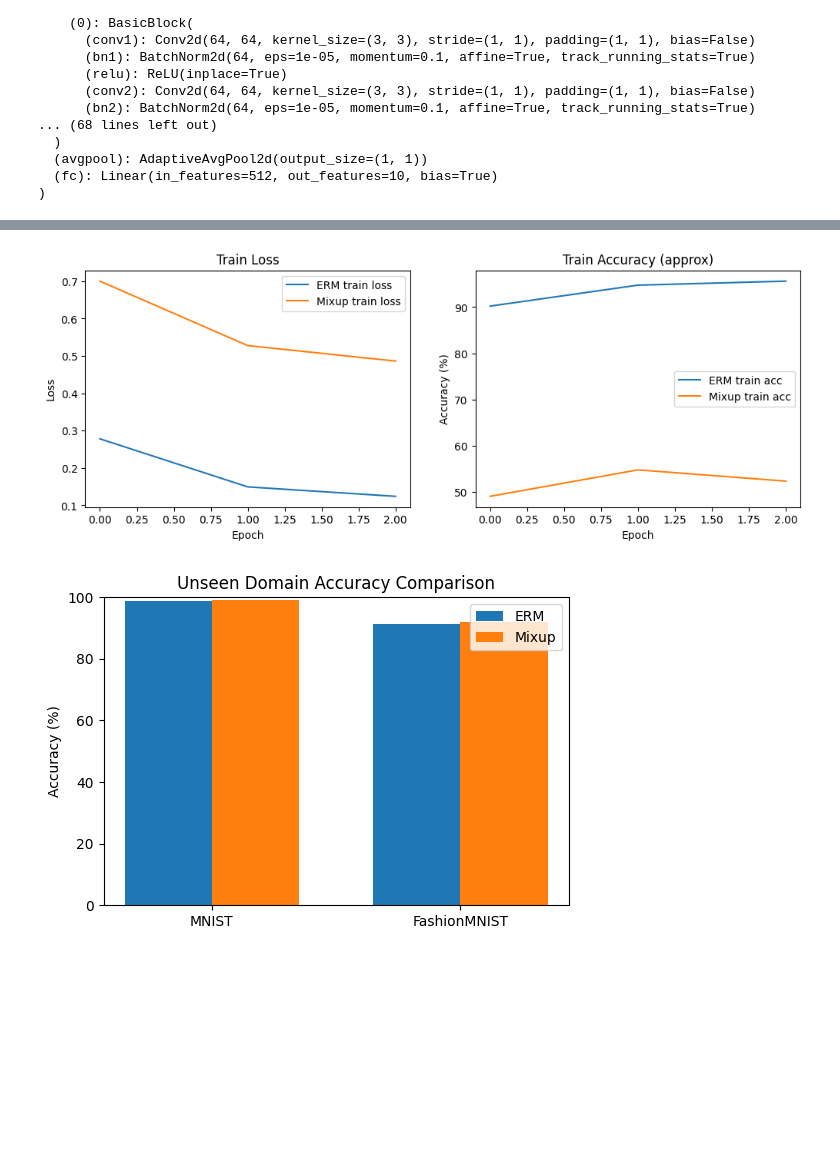
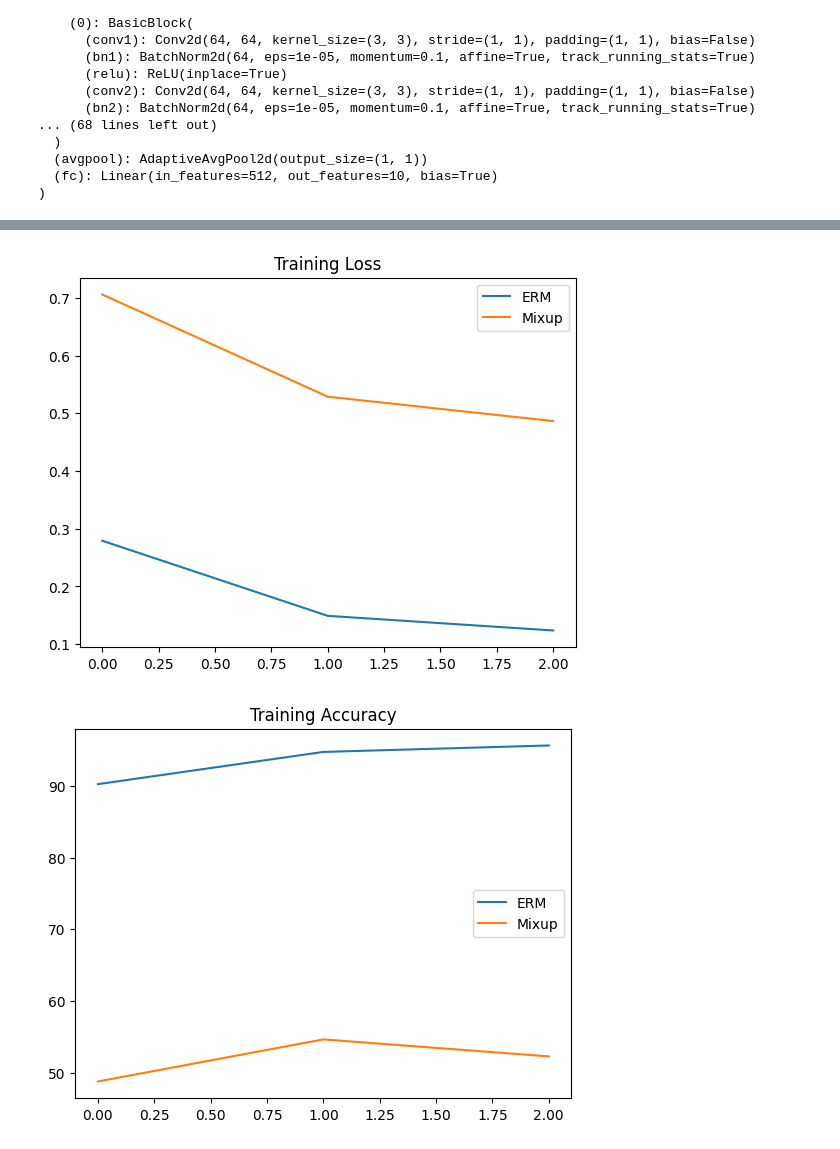
Before and after one commit to Phoenix23111/Advanced_AI_Assignment_020_021_RAI_1ST-_SEM_batch_FALL_2025, a Jupyter notebook: Advanced_AI_Assignment.ipynb, the cells around one changed output, grey strips where cells are left out. Cells and saved outputs as stored; diff of their text form; code cells hidden in the pictures; blank space fills up the shorter version.

```diff
--- a/Advanced_AI_Assignment.ipynb
+++ b/Advanced_AI_Assignment.ipynb
@@ -90,19 +90,16 @@ ResNet(
 # %%
 # MIXUP helpers
 def mixup_data(x, y, alpha=MIXUP_ALPHA):
-    """Returns mixed inputs, pairs of targets, and lambda"""
     if alpha <= 0:
         return x, y, None, 1.0
     lam = np.random.beta(alpha, alpha)
     batch_size = x.size(0)
-    index = torch.randperm(batch_size).to(x.device)
-    mixed_x = lam * x + (1 - lam) * x[index, :]
-    y_a = y
-    y_b = y[index]
-    return mixed_x, y_a, y_b, lam
+    index = torch.randperm(batch_size).to(device)
+    mixed_x = lam*x + (1-lam)*x[index]
+    return mixed_x, y, y[index], lam
 
-def mixup_criterion(pred, y_a, y_b, lam, criterion):
-    return lam * criterion(pred, y_a) + (1 - lam) * criterion(pred, y_b)
+def mixup_criterion(pred, y_a, y_b, lam, crit):
+    return lam*crit(pred, y_a) + (1-lam)*crit(pred, y_b)
 # %%
 # TRAIN & EVAL functions
 def train_one_epoch(model, loader, optimizer, criterion, use_mixup=False):
@@ -206,30 +199,48 @@ Eval on FashionMNIST: Accuracy = 92.08%
 # %%
-# PLOTTING: loss & accuracy curves and per-domain comparison
-plt.figure(figsize=(12,4))
-plt.subplot(1,2,1)
-plt.plot(erm_hist["train_loss"], label="ERM train loss")
-plt.plot(mix_hist["train_loss"], label="Mixup train loss")
-plt.xlabel("Epoch"); plt.ylabel("Loss"); plt.title("Train Loss"); plt.legend()
+# PLOTTING: loss & accuracy curves and per-domain comparisonw
+# PLOTTING
 
-plt.subplot(1,2,2)
-plt.plot([a*100 for a in erm_hist["train_acc"]], label="ERM train acc")
-plt.plot([a*100 for a in mix_hist["train_acc"]], label="Mixup train acc")
-plt.xlabel("Epoch"); plt.ylabel("Accuracy (%)"); plt.title("Train Accuracy (approx)"); plt.legend()
+plt.plot(erm_hist["loss"], label="ERM")
+plt.plot(mix_hist["loss"], label="Mixup")
+plt.title("Training Loss")
+plt.legend()
 plt.show()
 
-# bar chart: evaluation per domain
+plt.plot([a*100 for a in erm_hist["acc"]], label="ERM")
+plt.plot([a*100 for a in mix_hist["acc"]], label="Mixup")
+plt.title("Training Accuracy")
+plt.legend()
+plt.show()
+
+# =============================
+# BAR CHART — Domain Accuracy
+# =============================
 domains = list(test_loaders.keys())
-erm_accs = [erm_results[d]*100 for d in domains]
-mix_accs = [mix_results[d]*100 for d in domains]
+x = np.arange(len(domains))
 
-x = np.arange(len(domains))
-width = 0.35
-plt.figure(figsize=(6,4))
-plt.bar(x - width/2, erm_accs, width, label='ERM')
-plt.bar(x + width/2, mix_accs, width, label='Mixup')
-plt.ylabel('Accuracy (%)'); plt.title('Unseen Domain Accuracy Comparison'); plt.xticks(x, domains); plt.legend()
-plt.ylim(0,100)
+erm_acc = [erm_results[d]*100 for d in domains]
+mix_acc = [mix_results[d]*100 for d in domains]
+
+plt.bar(x-0.2, erm_acc, 0.4, label="ERM")
+plt.bar(x+0.2, mix_acc, 0.4, label="Mixup")
+plt.xticks(x, domains)
+plt.ylabel("Accuracy (%)")
+plt.title("Domain Generalization Performance")
+plt.legend()
 plt.show()
+
+# =============================
+# CONFUSION MATRIX — KMNIST
+# =============================
+target = "KMNIST (Unseen)"
+cm = confusion_matrix(mix_labels[target], mix_preds[target])
+
+plt.figure(figsize=(8,6))
+sns.heatmap(cm, cmap="Blues")
+plt.title("Mixup on Unseen KMNIST")
+plt.xlabel("Predicted")
+plt.ylabel("True")
+plt.show()
 # %% [output]
-[figure, old version]
+[figure, new version]
-[figure, old version]
+[figure, new version]
```
Also changed, not shown: parts of 8 cells of this notebook.
